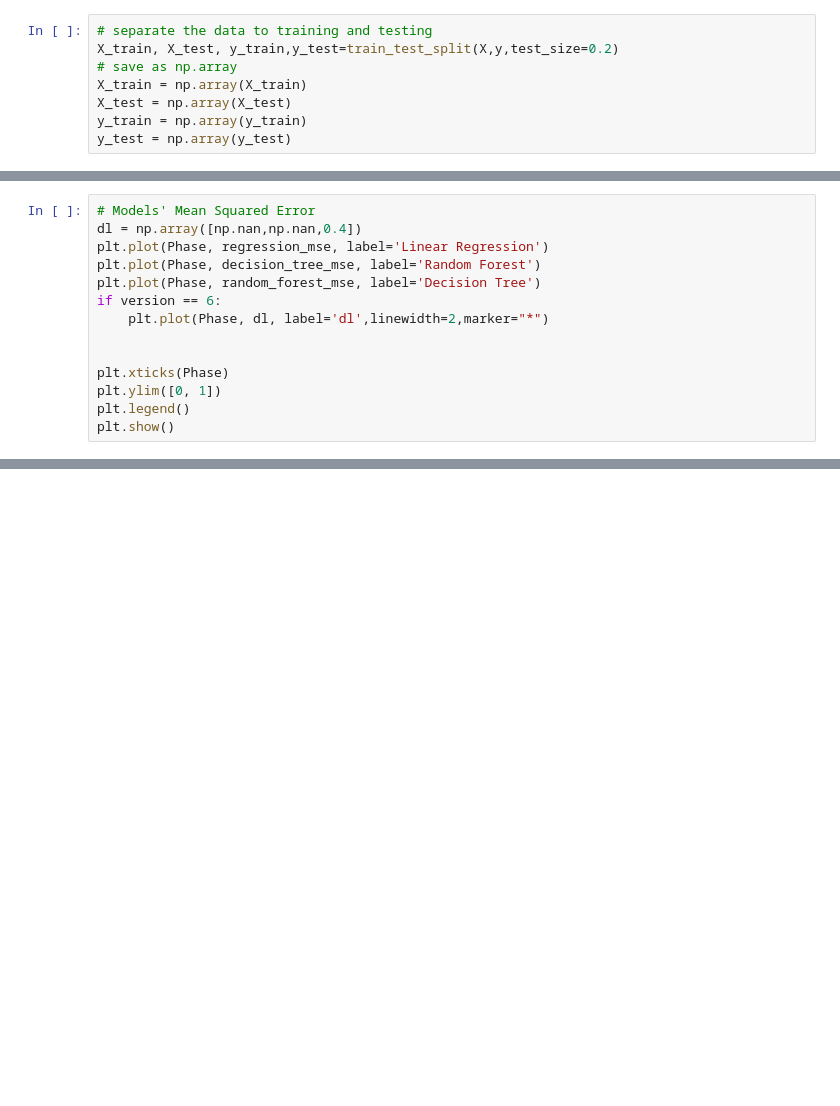
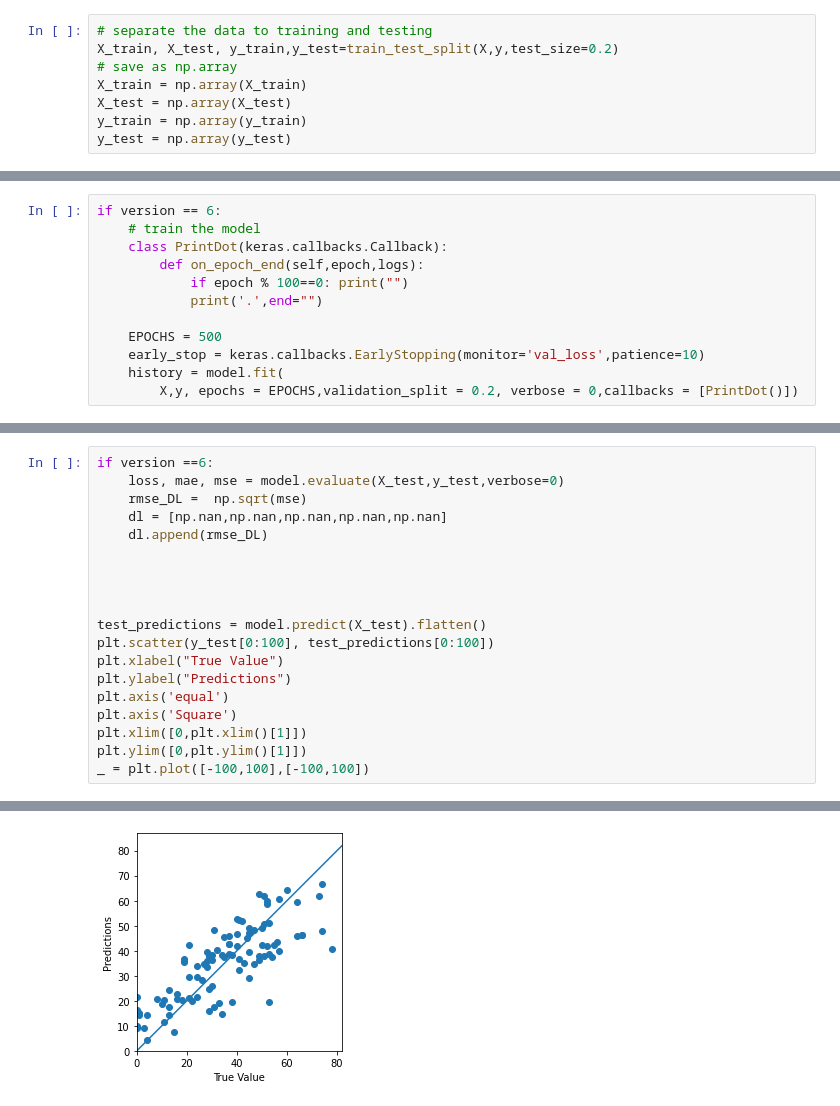
Before and after one commit to Idoleshem/Mini-ML-Spotify-Project-, a Jupyter notebook: model.ipynb, the cells around one changed output, grey strips where cells are left out. Drawn from its saved outputs; the diff is of its cells as text; blank space fills up the shorter version.

```diff
--- a/model.ipynb
+++ b/model.ipynb
@@ -445,14 +162,0 @@ _ = plt.plot([-100,100],[-100,100])
-# %%
-# Models' Mean Squared Error
-dl = np.array([np.nan,np.nan,0.4])
-plt.plot(Phase, regression_mse, label='Linear Regression')
-plt.plot(Phase, decision_tree_mse, label='Random Forest')
-plt.plot(Phase, random_forest_mse, label='Decision Tree')
-if version == 6:
-    plt.plot(Phase, dl, label='dl',linewidth=2,marker="*")
-
-
-plt.xticks(Phase)
-plt.ylim([0, 1])
-plt.legend()
-plt.show()
@@ -458,0 +426,12 @@ plt.show()
+# %%
+if version == 6:
+    # train the model
+    class PrintDot(keras.callbacks.Callback):
+        def on_epoch_end(self,epoch,logs):
+            if epoch % 100==0: print("")
+            print('.',end="")
+
+    EPOCHS = 500
+    early_stop = keras.callbacks.EarlyStopping(monitor='val_loss',patience=10)
+    history = model.fit(
+        X,y, epochs = EPOCHS,validation_split = 0.2, verbose = 0,callbacks = [PrintDot()])
@@ -458,0 +472,20 @@ plt.show()
+# %%
+if version ==6:
+    loss, mae, mse = model.evaluate(X_test,y_test,verbose=0)
+    rmse_DL =  np.sqrt(mse)
+    dl = [np.nan,np.nan,np.nan,np.nan,np.nan]
+    dl.append(rmse_DL)
+
+
+
+
+test_predictions = model.predict(X_test).flatten()
+plt.scatter(y_test[0:100], test_predictions[0:100])
+plt.xlabel("True Value")
+plt.ylabel("Predictions")
+plt.axis('equal')
+plt.axis('Square')
+plt.xlim([0,plt.xlim()[1]])
+plt.ylim([0,plt.ylim()[1]])
+_ = plt.plot([-100,100],[-100,100])
+# %% [output]
@@ -458,0 +493 @@ plt.show()
+[figure, added]
```
Also changed, not shown: parts of 51 cells of this notebook, 1 other file.
